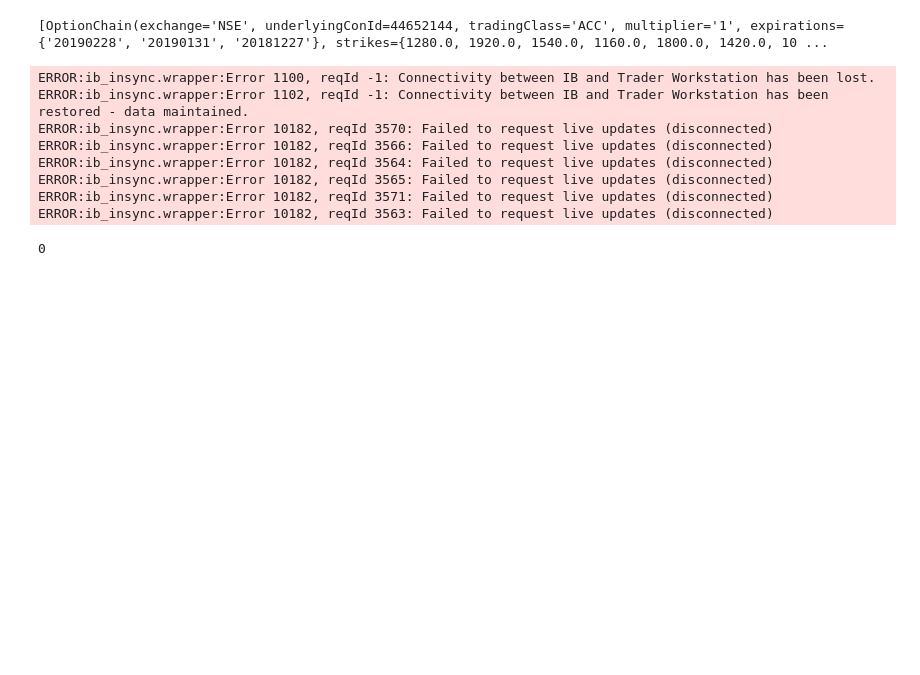
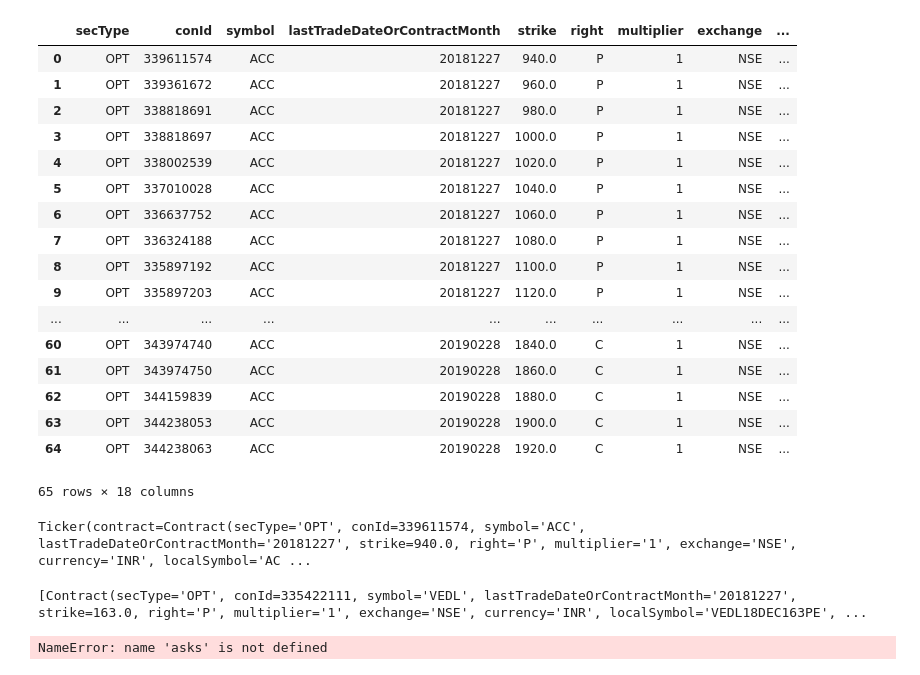
Before and after one commit to reservoirinvest/lab, a Jupyter notebook: 1Scrip_Program.ipynb, the cells around one changed output. Saved outputs shown, nothing was run; the diff lists cells and outputs as text; code cells hidden in the pictures; blank space fills up the shorter version.

```diff
--- a/1Scrip_Program.ipynb
+++ b/1Scrip_Program.ipynb
@@ -2,5 +2,6 @@
 # Sample program for one scrip
 from ib_insync import *
 util.startLoop()
-ib=IB().connect('127.0.0.1', 7496, clientId=9)
+# ib=IB().connect('127.0.0.1', 7496, clientId=9) # kavi tws live
+ib = IB().connect('127.0.0.1', 4001, clientId=9) # kavi IBG live
 # %%
@@ -54,19 +98,7 @@ lot = df_paisa.loc[df_paisa.ibSymbol == symbol, 'Mlot'].item()
-# %%
-#... Get the option chain
-ib.reqSecDefOptParams(underlyingSymbol=contract.symbol,
-                      futFopExchange='',
-                      underlyingConId=contract.conId, underlyingSecType=contract.secType)
-# %% [output]
-[OptionChain(exchange='NSE', underlyingConId=44652144, tradingClass='ACC', multiplier='1', expirations={'20190228', '20190131', '20181227'}, strikes={1280.0, 1920.0, 1540.0, 1160.0, 1800.0, 1420.0, 10 ...
-ERROR:ib_insync.wrapper:Error 1100, reqId -1: Connectivity between IB and Trader Workstation has been lost.
-ERROR:ib_insync.wrapper:Error 1102, reqId -1: Connectivity between IB and Trader Workstation has been restored - data maintained.
-ERROR:ib_insync.wrapper:Error 10182, reqId 3570: Failed to request live updates (disconnected)
-ERROR:ib_insync.wrapper:Error 10182, reqId 3566: Failed to request live updates (disconnected)
-ERROR:ib_insync.wrapper:Error 10182, reqId 3564: Failed to request live updates (disconnected)
-ERROR:ib_insync.wrapper:Error 10182, reqId 3565: Failed to request live updates (disconnected)
-ERROR:ib_insync.wrapper:Error 10182, reqId 3571: Failed to request live updates (disconnected)
-ERROR:ib_insync.wrapper:Error 10182, reqId 3563: Failed to request live updates (disconnected)
-# %%
-contract.conId
-# %% [output]
-0
+# %%
+# qualified contracts
+contracts = [c for i in range(0, len(opt_list), 50)
+             for c in ib.qualifyContracts(*opt_list[i: i+50])]
+# %%
+tickers = ib.reqTickers(*contracts)
+# ib.sleep(2)
@@ -72,0 +107,25 @@ contract.conId
+# %%
+util.df([c.contract for c in tickers])
+# %% [output]
+|  | secType | conId | symbol | lastTradeDateOrContractMonth | strike | right | multiplier | exchange | ... |
+| 0 | OPT | 339611574 | ACC | 20181227 | 940.0 | P | 1 | NSE | ... |
+| 1 | OPT | 339361672 | ACC | 20181227 | 960.0 | P | 1 | NSE | ... |
+| 2 | OPT | 338818691 | ACC | 20181227 | 980.0 | P | 1 | NSE | ... |
+| 3 | OPT | 338818697 | ACC | 20181227 | 1000.0 | P | 1 | NSE | ... |
+| 4 | OPT | 338002539 | ACC | 20181227 | 1020.0 | P | 1 | NSE | ... |
+| 5 | OPT | 337010028 | ACC | 20181227 | 1040.0 | P | 1 | NSE | ... |
+| 6 | OPT | 336637752 | ACC | 20181227 | 1060.0 | P | 1 | NSE | ... |
+| 7 | OPT | 336324188 | ACC | 20181227 | 1080.0 | P | 1 | NSE | ... |
+| 8 | OPT | 335897192 | ACC | 20181227 | 1100.0 | P | 1 | NSE | ... |
+| 9 | OPT | 335897203 | ACC | 20181227 | 1120.0 | P | 1 | NSE | ... |
+| ... | ... | ... | ... | ... | ... | ... | ... | ... | ... |
+| 60 | OPT | 343974740 | ACC | 20190228 | 1840.0 | C | 1 | NSE | ... |
+| 61 | OPT | 343974750 | ACC | 20190228 | 1860.0 | C | 1 | NSE | ... |
+| 62 | OPT | 344159839 | ACC | 20190228 | 1880.0 | C | 1 | NSE | ... |
+| 63 | OPT | 344238053 | ACC | 20190228 | 1900.0 | C | 1 | NSE | ... |
+| 64 | OPT | 344238063 | ACC | 20190228 | 1920.0 | C | 1 | NSE | ... |
+65 rows × 18 columns
+# %%
+tickers[0]
+# %% [output]
+Ticker(contract=Contract(secType='OPT', conId=339611574, symbol='ACC', lastTradeDateOrContractMonth='20181227', strike=940.0, right='P', multiplier='1', exchange='NSE', currency='INR', localSymbol='AC ...
@@ -72,0 +146,8 @@ contract.conId
+# %%
+ib.qualifyContracts(c)
+# %% [output]
+[Contract(secType='OPT', conId=335422111, symbol='VEDL', lastTradeDateOrContractMonth='20181227', strike=163.0, right='P', multiplier='1', exchange='NSE', currency='INR', localSymbol='VEDL18DEC163PE', ...
+# %%
+asks
+# %% [output]
+NameError: name 'asks' is not defined
```
Also changed, not shown: parts of 13 cells of this notebook, 13 other files.
